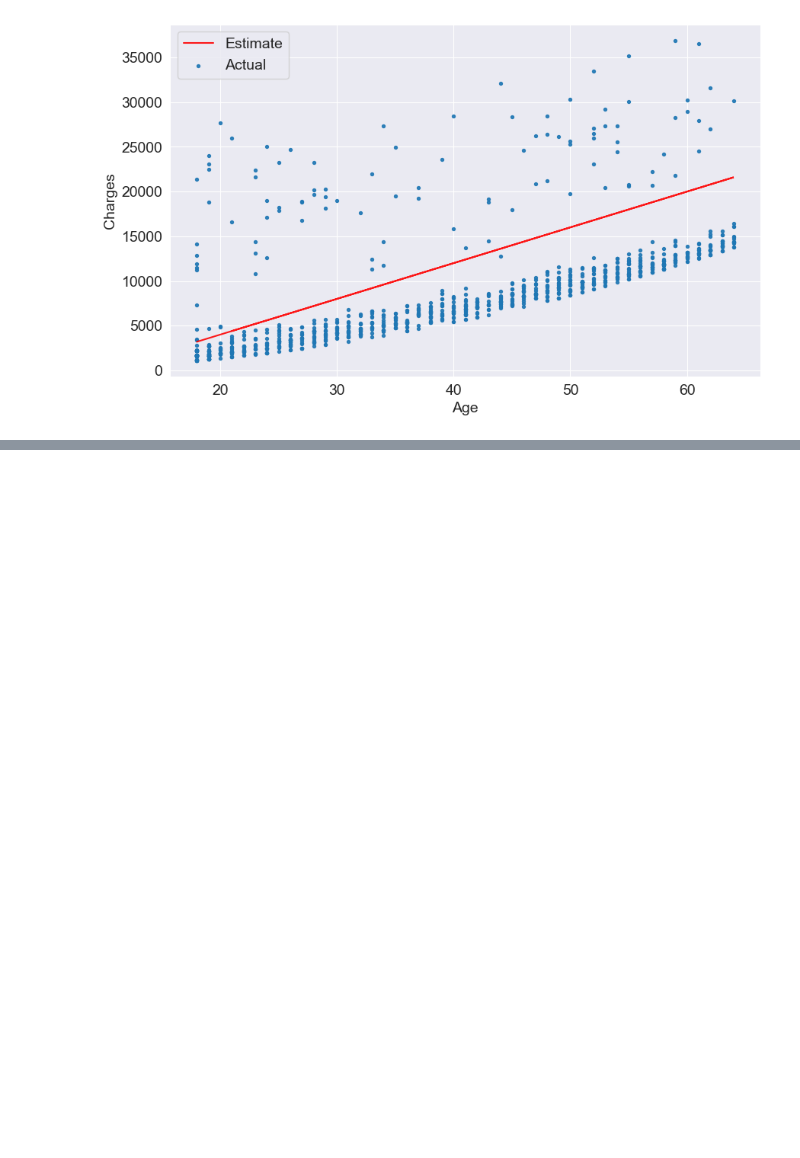
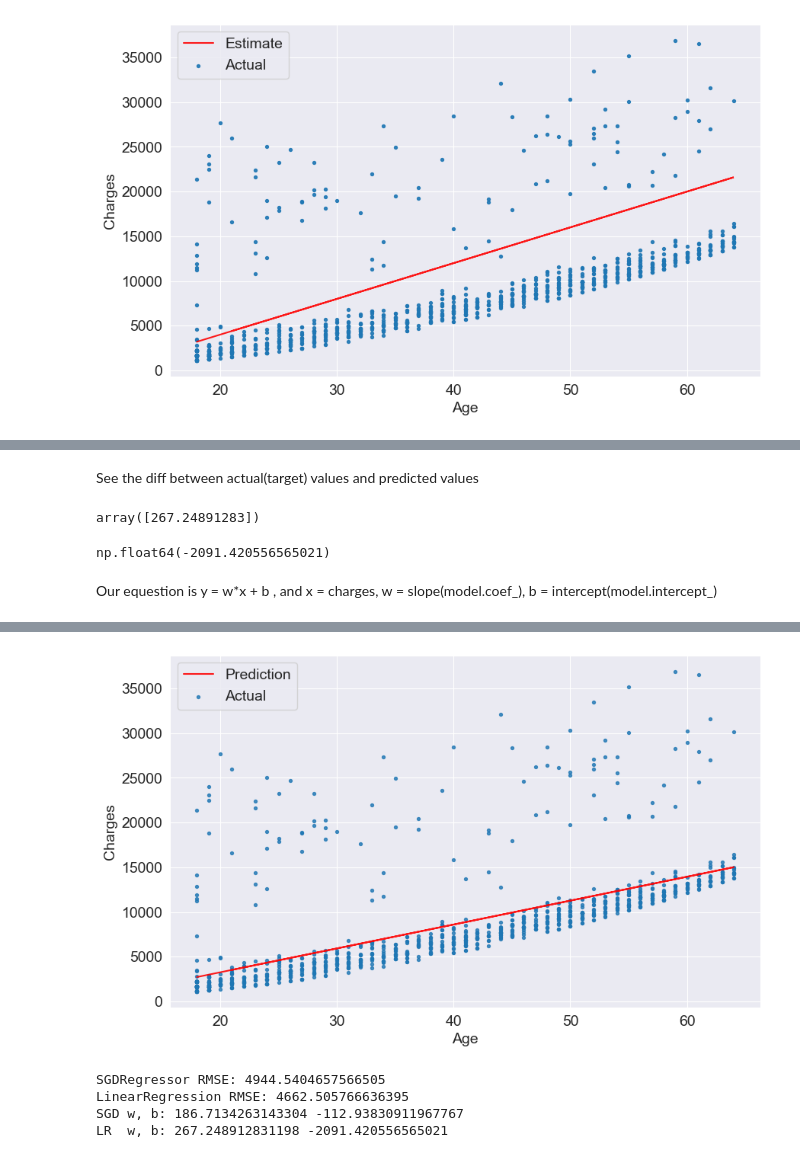
Before and after one commit to Janith262/Medical_insurance_analysis_ML_Project, a Jupyter notebook: ACME_Insurance_Question.ipynb, the cells around one changed output, grey strips where cells are left out. Cells and saved outputs as stored; diff of their text form; code cells hidden in the pictures; blank space fills up the shorter version.

```diff
--- a/ACME_Insurance_Question.ipynb
+++ b/ACME_Insurance_Question.ipynb
@@ -405,0 +499,2 @@ try_parameters(400, -4000)
+# %%
+model = LinearRegression()
@@ -405,0 +521,5 @@ try_parameters(400, -4000)
+# %%
+inputs = non_smoker_df[['age']]
+targets = non_smoker_df.charges
+print('inputs.shape :', inputs.shape)
+print('targes.shape :', targets.shape)
@@ -405,0 +529,2 @@ try_parameters(400, -4000)
+# %%
+model.fit(inputs, targets)
@@ -405,0 +568,15 @@ try_parameters(400, -4000)
+# %% [markdown]
+See the diff between actual(target) values and predicted values
+# %%
+model.coef_
+# %% [output]
+array([267.24891283])
+# %%
+model.intercept_
+# %% [output]
+np.float64(-2091.420556565021)
+# %% [markdown]
+Our equestion is y = w*x + b , and x = charges, w = slope(model.coef_), b = intercept(model.intercept_)
+# %%
+try_parameters(model.coef_,model.intercept_)
+# %% [output]
@@ -405,0 +584,45 @@ try_parameters(400, -4000)
+[figure, added]
+# %%
+from sklearn.linear_model import SGDRegressor
+import numpy as np
+
+# Inputs & targets (same as before)
+inputs = non_smoker_df[['age']]          # shape (n, 1)
+targets = non_smoker_df.charges       # shape (n,)
+
+# 1) Train SGDRegressor model (SGD-based linear regression)
+sgd_model = SGDRegressor(
+    loss="squared_error",   # MSE loss
+    max_iter=2000,
+    tol=1e-3,
+    learning_rate="invscaling",
+    eta0=0.01,
+    random_state=42
+)
+
+sgd_model.fit(inputs, targets)
+
+# 2) Predict
+sgd_predictions = sgd_model.predict(inputs)
+
+# 3) Compute RMSE loss (using your rmse function)
+sgd_rmse = rmse(targets.values, sgd_predictions)
+print("SGDRegressor RMSE:", sgd_rmse)
+
+# Compare with LinearRegression (closed-form solution)
+from sklearn.linear_model import LinearRegression
+
+lr_model = LinearRegression()
+lr_model.fit(inputs, targets)
+lr_predictions = lr_model.predict(inputs)
+lr_rmse = rmse(targets.values, lr_predictions)
+print("LinearRegression RMSE:", lr_rmse)
+
+# Compare parameters
+print("SGD w, b:", sgd_model.coef_[0], sgd_model.intercept_[0])
+print("LR  w, b:", lr_model.coef_[0], lr_model.intercept_)
+# %% [output]
+SGDRegressor RMSE: 4944.5404657566505
+LinearRegression RMSE: 4662.505766636395
+SGD w, b: 186.7134263143304 -112.93830911967767
+LR  w, b: 267.248912831198 -2091.420556565021
```
Also changed, not shown: parts of 39 cells of this notebook, 1 other file.
